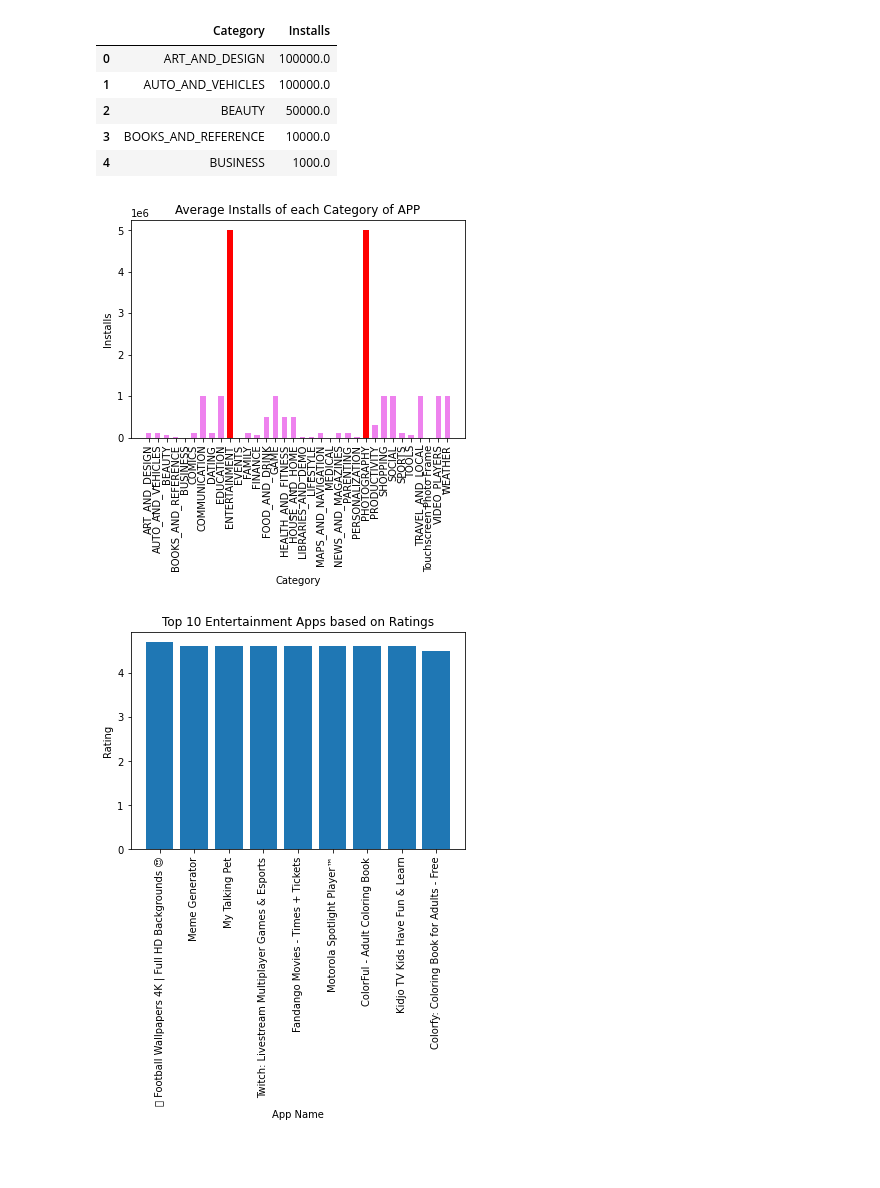
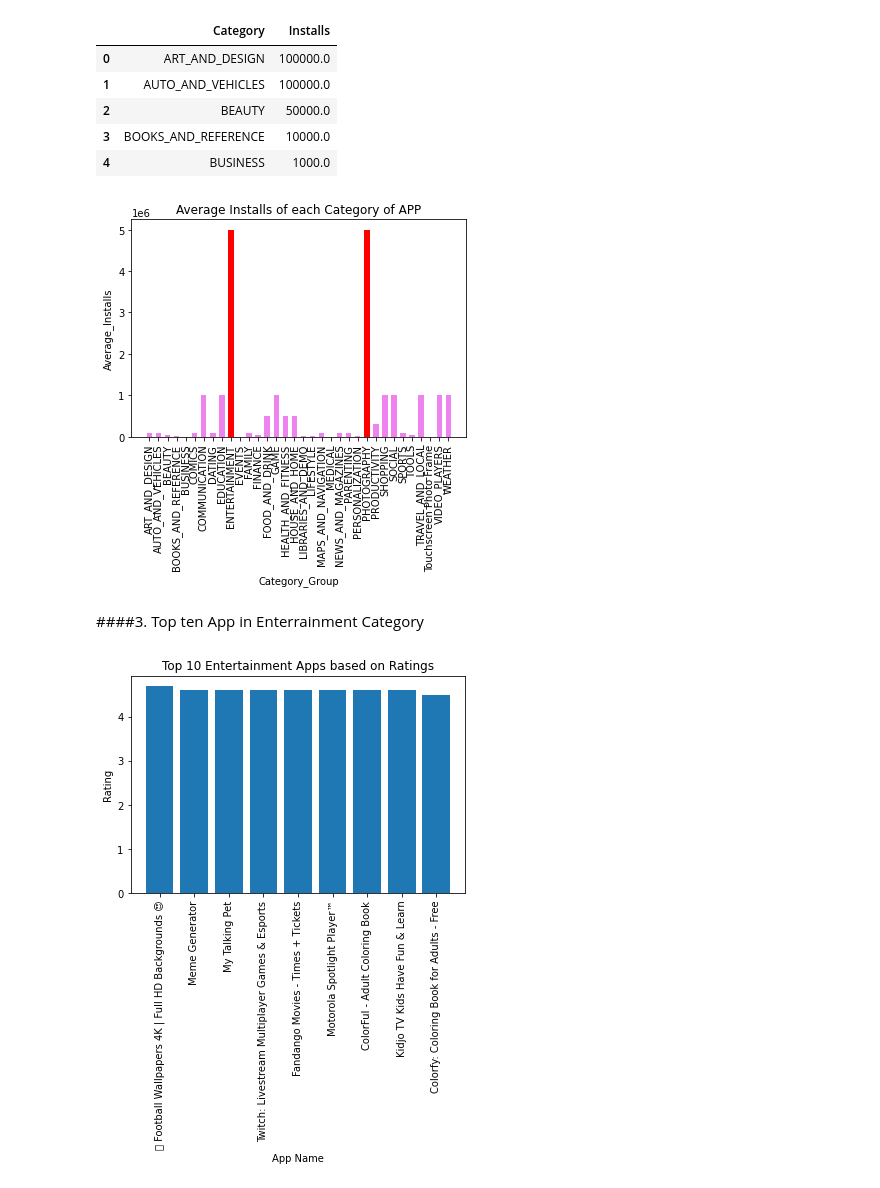
Before and after one commit to Rajashekar-Anumalla/PlayStoreAppReview_DataWrangling, a Jupyter notebook: Play_Store_App_Review_Analysis_Capstone_Project.ipynb, the cells around one changed output. Saved outputs shown, nothing was run; the diff lists cells and outputs as text; code cells hidden in the pictures; blank space fills up the shorter version.

```diff
--- a/Play_Store_App_Review_Analysis_Capstone_Project.ipynb
+++ b/Play_Store_App_Review_Analysis_Capstone_Project.ipynb
@@ -371,14 +374,16 @@ df_4.head(5)
 # %%
 colors = ['red' if x > 1000000 else 'violet' for x in df_4.Installs]
 
 plt.bar(df_4.Category,df_4.Installs,width=0.6,color=colors)
 
-plt.xlabel('Category')
-plt.ylabel('Installs')
+plt.xlabel('Category_Group')
+plt.ylabel('Average_Installs')
 plt.title('Average Installs of each Category of APP')
 
 plt.xticks(rotation=90)
 plt.show()
 # %% [output]
-[figure, old version]
+[figure, new version]
+# %% [markdown]
+####3. Top ten App in Enterrainment Category
 # %%
```
Also changed, not shown: parts of 17 cells of this notebook.
